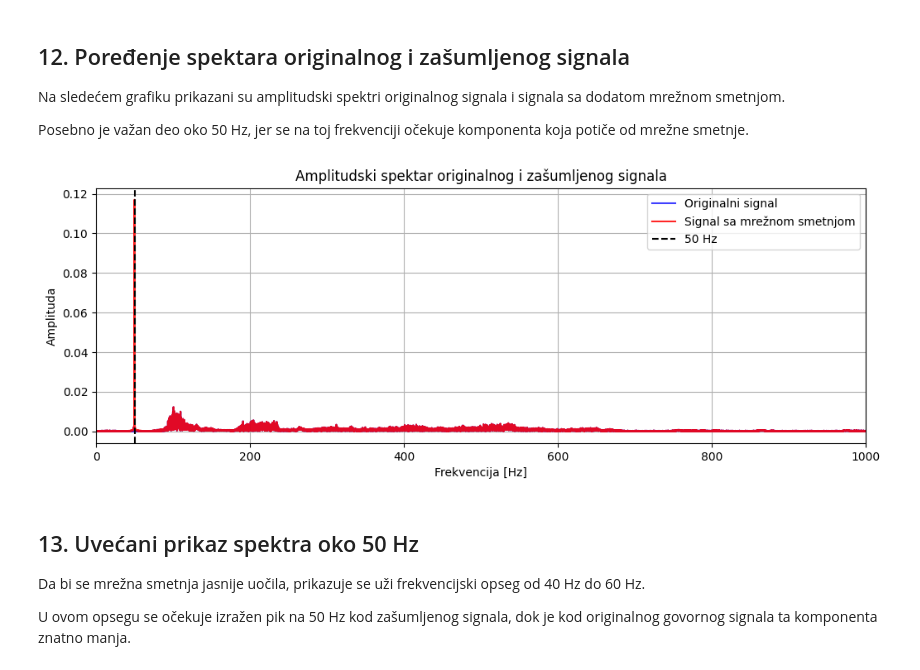
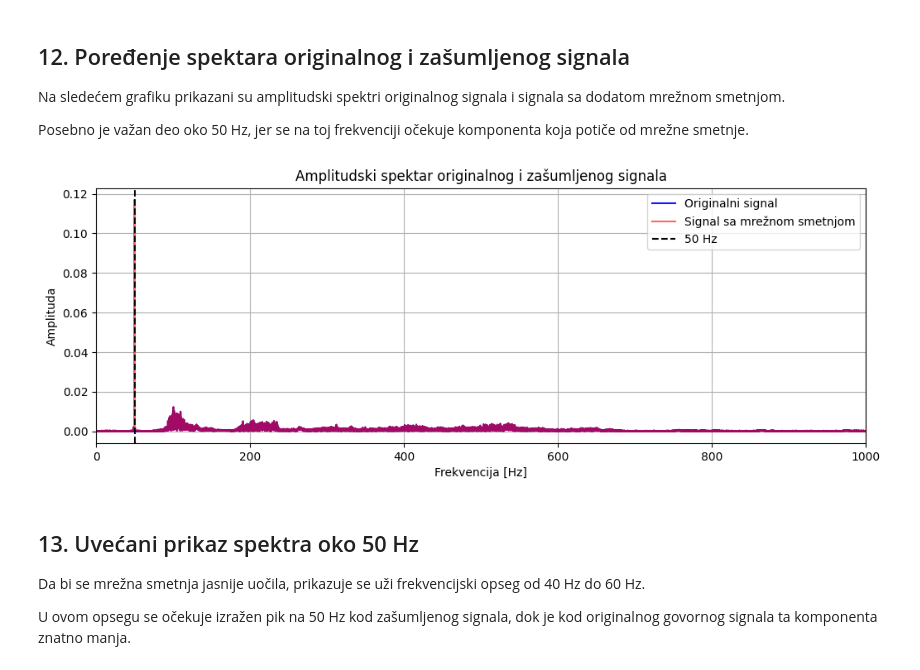
Before and after one commit to KomFi31/Fakultet, a Jupyter notebook: DSP/Obrada audio signala.ipynb, the cells around one changed output. Saved outputs shown, nothing was run; the diff lists cells and outputs as text; code cells hidden in the pictures.

```diff
--- a/DSP/Obrada audio signala.ipynb
+++ b/DSP/Obrada audio signala.ipynb
@@ -291,19 +295,19 @@ Posebno je važan deo oko 50 Hz, jer se na toj frekvenciji očekuje komponenta k
 # %%
 freq_limit = 1000
 
 plt.figure()
-plt.plot(freqs_original, amplitude_original, label="Originalni signal", color="blue", alpha=0.75)
-plt.plot(freqs_noisy, amplitude_noisy, label="Signal sa mrežnom smetnjom", color="red", alpha=0.85)
+plt.plot(freqs_original, amplitude_original, label="Originalni signal", color="blue", alpha=0.9)
+plt.plot(freqs_noisy, amplitude_noisy, label="Signal sa mrežnom smetnjom", color="red", alpha=0.6)
 plt.axvline(50, linestyle="--", color="black", label="50 Hz") #Dodajemo vertikalnu liniju da prikažemo ključni deo
 
 plt.xlim(0, freq_limit)
 plt.xlabel("Frekvencija [Hz]")
 plt.ylabel("Amplituda")
 plt.title("Amplitudski spektar originalnog i zašumljenog signala")
 plt.legend()
 plt.show()
 # %% [output]
-[figure, old version]
+[figure, new version]
 # %% [markdown]
 ## 13. Uvećani prikaz spektra oko 50 Hz
 
```
Also changed, not shown: parts of 13 cells of this notebook.
